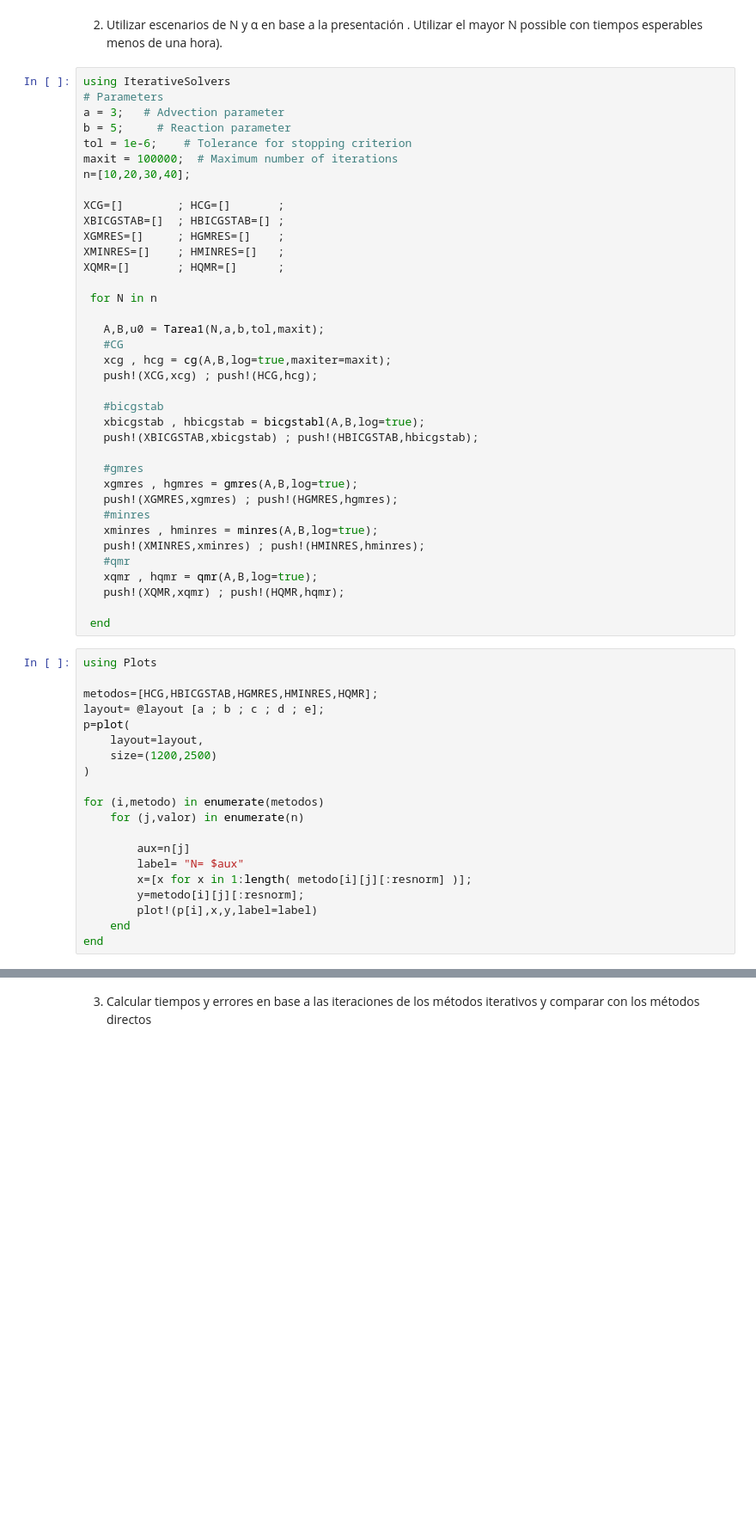
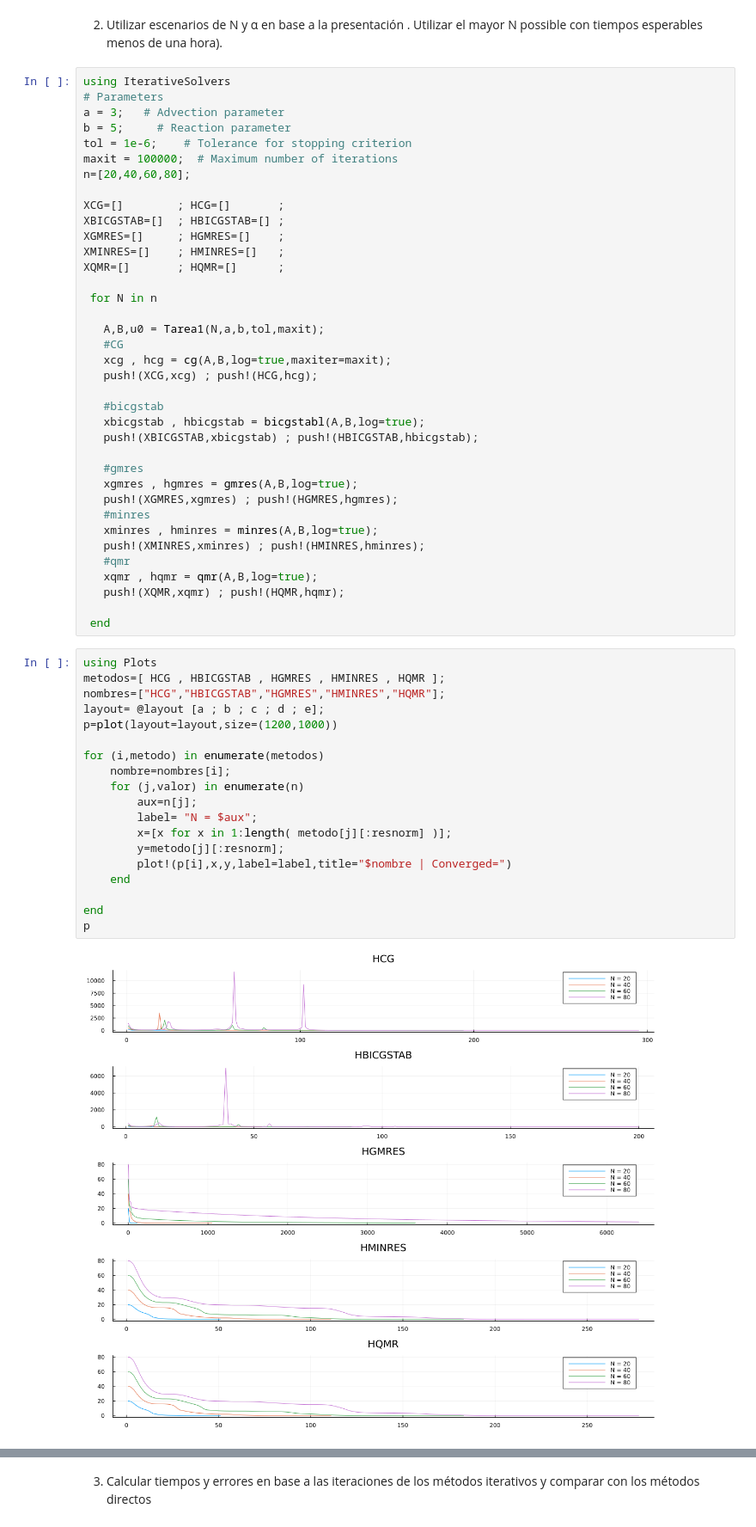
Before and after one commit to ncarrillo93/MetodosIterativos, a Jupyter notebook: Tarea 1.ipynb, the cells around one changed output, grey strips where cells are left out. Shown: that part at 86% size. Saved outputs shown, nothing was run; the diff lists cells and outputs as text; blank space fills up the shorter version.

```diff
--- a/Tarea 1.ipynb
+++ b/Tarea 1.ipynb
@@ -118,7 +122,7 @@ a = 3;   # Advection parameter
 b = 5;     # Reaction parameter
 tol = 1e-6;    # Tolerance for stopping criterion
 maxit = 100000;  # Maximum number of iterations
-n=[10,20,30,40];
+n=[20,40,60,80];
 
 XCG=[]        ; HCG=[]       ;
 XBICGSTAB=[]  ; HBICGSTAB=[] ;
@@ -150,21 +154,22 @@ XQMR=[]       ; HQMR=[]      ;
  end
 # %%
 using Plots
-
-metodos=[HCG,HBICGSTAB,HGMRES,HMINRES,HQMR];
+metodos=[ HCG , HBICGSTAB , HGMRES , HMINRES , HQMR ];
+nombres=["HCG","HBICGSTAB","HGMRES","HMINRES","HQMR"];
 layout= @layout [a ; b ; c ; d ; e];
-p=plot(
-    layout=layout,
-    size=(1200,2500)
-)
+p=plot(layout=layout,size=(1200,1000))
 
 for (i,metodo) in enumerate(metodos)
+    nombre=nombres[i];
     for (j,valor) in enumerate(n)
+        aux=n[j];
+        label= "N = $aux";
+        x=[x for x in 1:length( metodo[j][:resnorm] )];
+        y=metodo[j][:resnorm];
+        plot!(p[i],x,y,label=label,title="$nombre | Converged=")
+    end
 
-        aux=n[j]
-        label= "N= $aux"
-        x=[x for x in 1:length( metodo[i][j][:resnorm] )];
-        y=metodo[i][j][:resnorm];
-        plot!(p[i],x,y,label=label)
-    end
 end
+p
+# %% [output]
+[figure, added]
```
Also changed, not shown: parts of 3 cells of this notebook.
